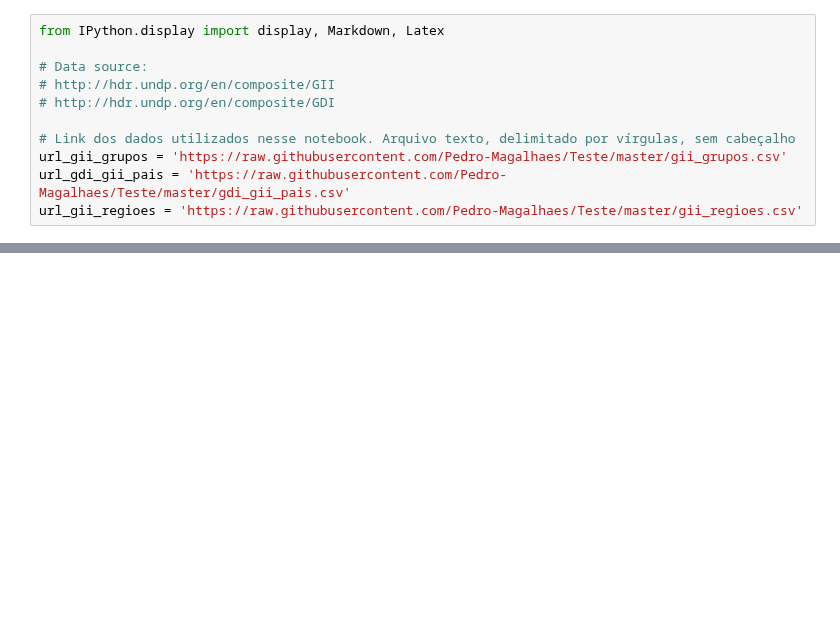
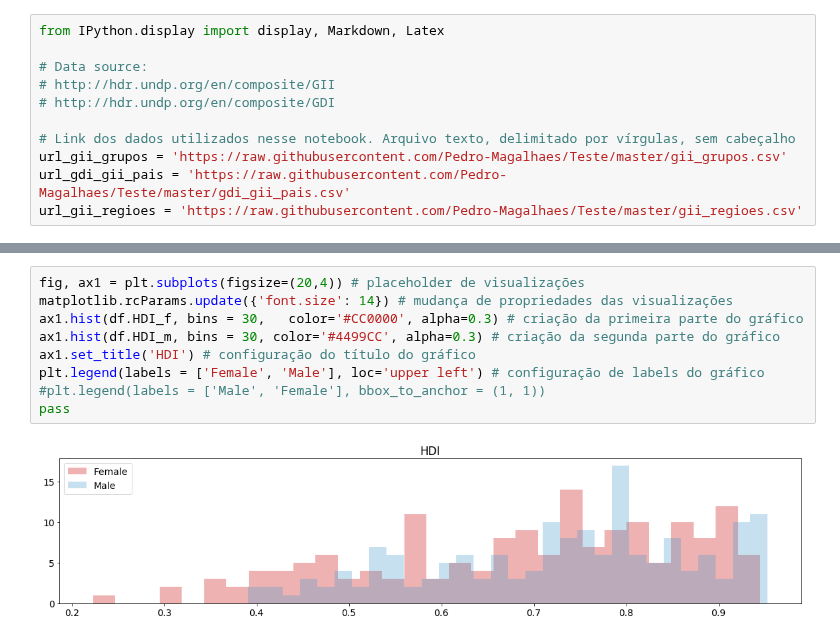
Before and after one commit to Pedro-Magalhaes/Teste, a Jupyter notebook: T1-1.ipynb, the cells around one changed output, grey strips where cells are left out. Saved outputs shown, nothing was run; the diff lists cells and outputs as text; blank space fills up the shorter version.

```diff
--- a/T1-1.ipynb
+++ b/T1-1.ipynb
@@ -89,0 +169,11 @@ print (data_raw[1])
+# %%
+fig, ax1 = plt.subplots(figsize=(20,4)) # placeholder de visualizações
+matplotlib.rcParams.update({'font.size': 14}) # mudança de propriedades das visualizações
+ax1.hist(df.HDI_f, bins = 30,   color='#CC0000', alpha=0.3) # criação da primeira parte do gráfico
+ax1.hist(df.HDI_m, bins = 30, color='#4499CC', alpha=0.3) # criação da segunda parte do gráfico
+ax1.set_title('HDI') # configuração do título do gráfico
+plt.legend(labels = ['Female', 'Male'], loc='upper left') # configuração de labels do gráfico
+#plt.legend(labels = ['Male', 'Female'], bbox_to_anchor = (1, 1))
+pass
+# %% [output]
+[figure, added]
```
Also changed, not shown: parts of 10 cells of this notebook.
